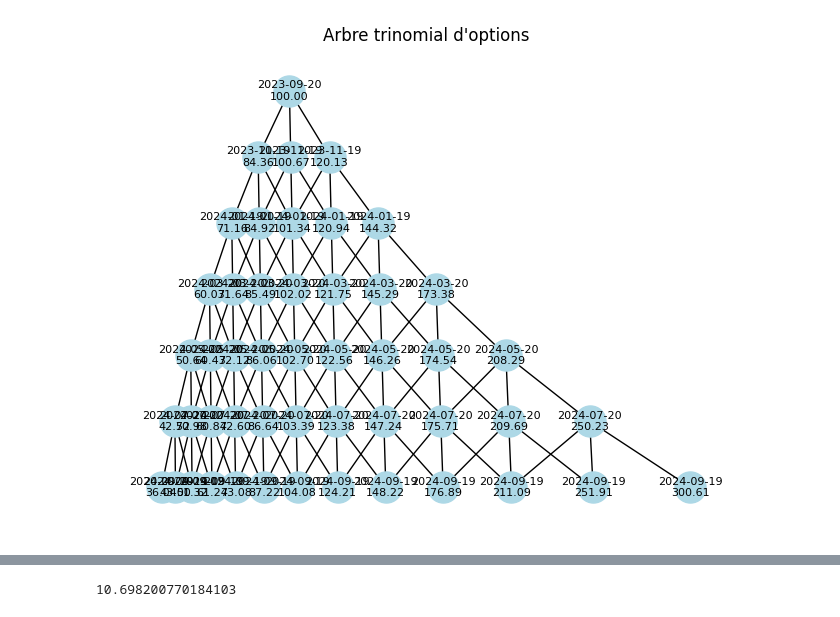
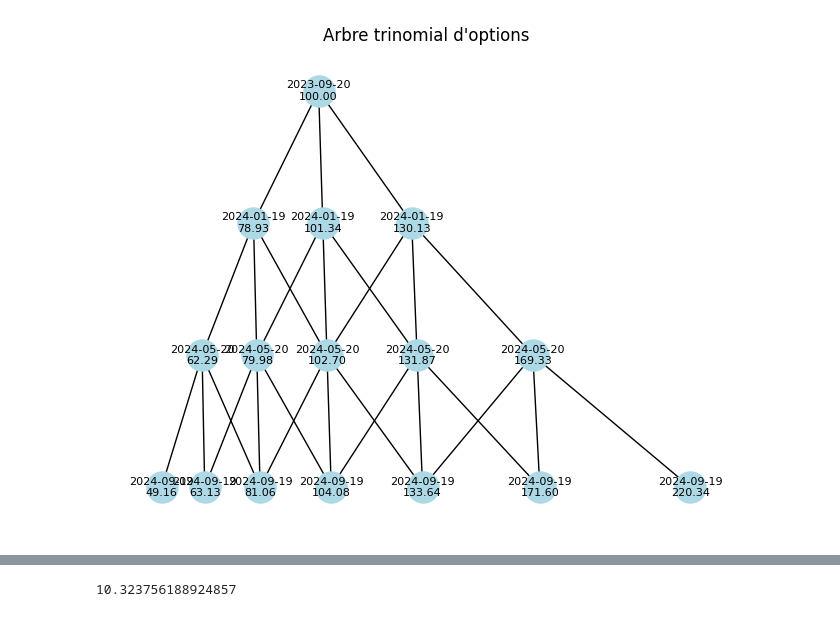
Before and after one commit to BaptisteZloch/pricing-vba-python-project, a Jupyter notebook: test_pricer.ipynb, the cells around one changed output, grey strips where cells are left out. Cells and saved outputs as stored; diff of their text form; code cells hidden in the pictures.

Commit message:
plot okay

```diff
--- a/test_pricer.ipynb
+++ b/test_pricer.ipynb
@@ -14,7 +14,7 @@ t = TrinomialTree(
         dividend_ex_date=datetime(2024, 5, 24),
     ),
     pricing_date=datetime(2023, 9, 20),
-    n_steps=6,
+    n_steps=3,
 )
 price = t.price(
     opt=Option(
@@ -30 +30 @@ Elapsed time of the __build_tree function: 0.02 seconds
-[figure, old version]
+[figure, new version]
@@ -32,4 +33,4 @@ Elapsed time of the price function: 1.53 seconds
 # %%
 price
 # %% [output]
-10.698200770184103
+10.323756188924857
```
Also changed, not shown: parts of 3 cells of this notebook, 2 other files.
